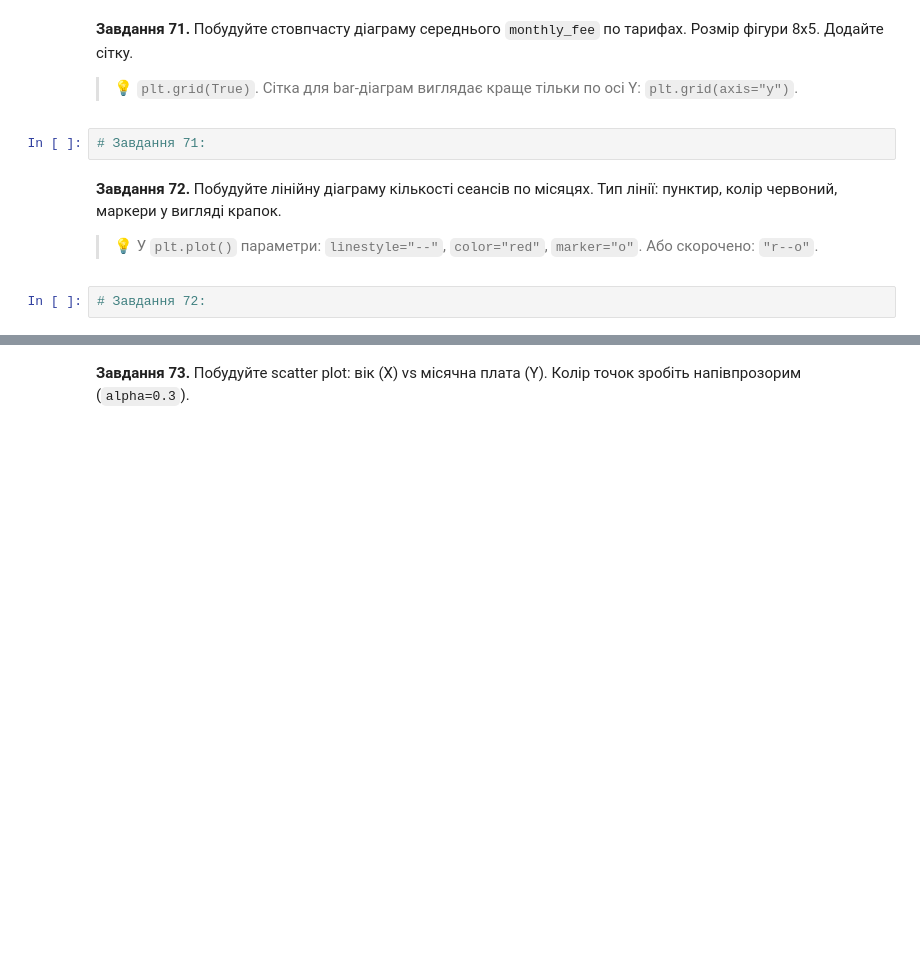
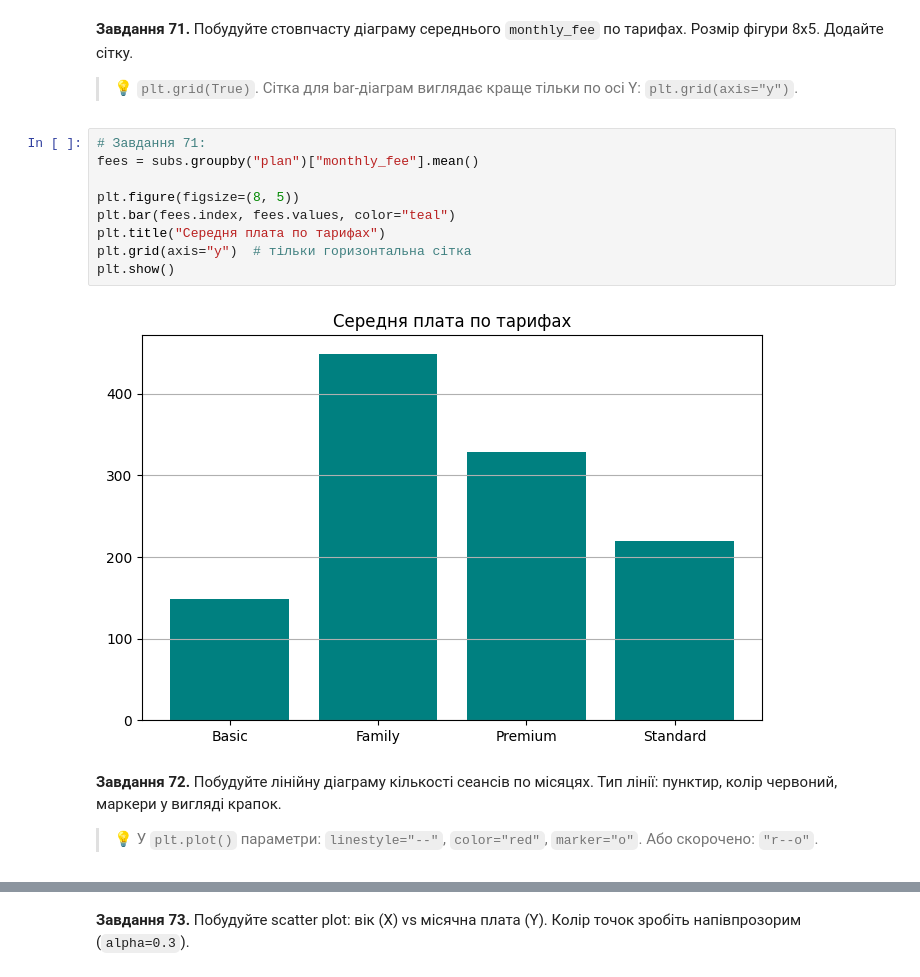
Before and after one commit to DymaStar/DTA_2026, a Jupyter notebook: HW/HW_DimaStar2905Nazar80_"pandas_viz_practice_ipynb".ipynb, the cells around one changed output, grey strips where cells are left out. Cells and saved outputs as stored; diff of their text form; blank space fills up the shorter version.

```diff
--- a/HW/HW_DimaStar2905Nazar80_"pandas_viz_practice_ipynb".ipynb
+++ b/HW/HW_DimaStar2905Nazar80_"pandas_viz_practice_ipynb".ipynb
@@ -1418,11 +1430,18 @@ dtype: float64
 **Завдання 71.** Побудуйте стовпчасту діаграму середнього `monthly_fee` по тарифах. Розмір фігури 8x5. Додайте сітку.
 
 > 💡 `plt.grid(True)`. Сітка для bar-діаграм виглядає краще тільки по осі Y: `plt.grid(axis="y")`.
-# %%
-# Завдання 71:
+# %%
+# Завдання 71:
+fees = subs.groupby("plan")["monthly_fee"].mean()
+
+plt.figure(figsize=(8, 5))
+plt.bar(fees.index, fees.values, color="teal")
+plt.title("Середня плата по тарифах")
+plt.grid(axis="y")  # тільки горизонтальна сітка
+plt.show()
+# %% [output]
+[figure, added]
 # %% [markdown]
 **Завдання 72.** Побудуйте лінійну діаграму кількості сеансів по місяцях. Тип лінії: пунктир, колір червоний, маркери у вигляді крапок.
 
 > 💡 У `plt.plot()` параметри: `linestyle="--"`, `color="red"`, `marker="o"`. Або скорочено: `"r--o"`.
-# %%
-# Завдання 72:
```
Also changed, not shown: parts of 9 cells of this notebook.
